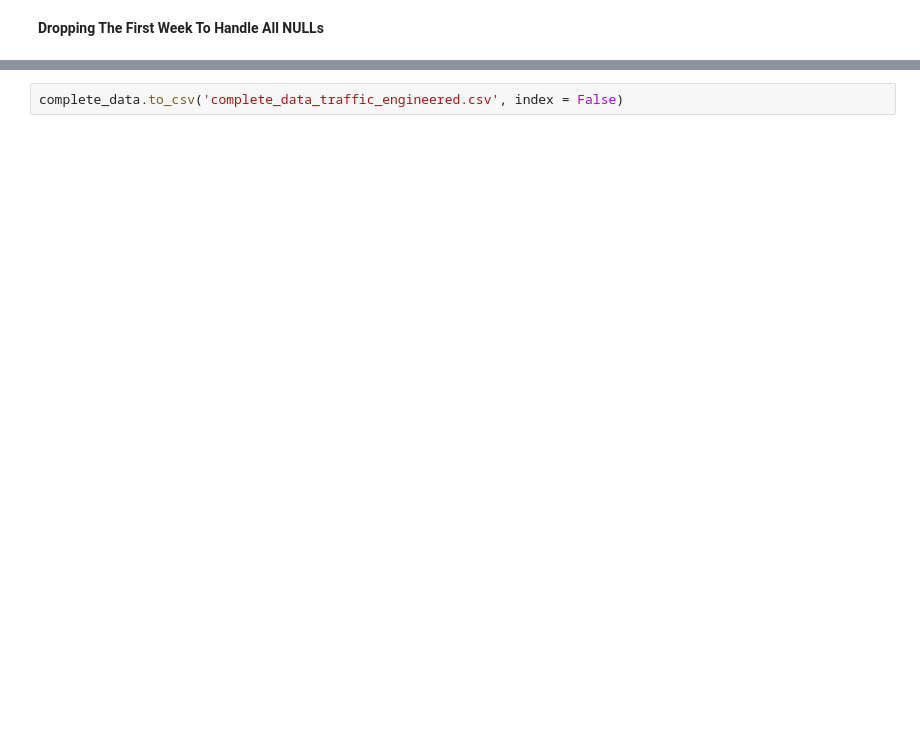
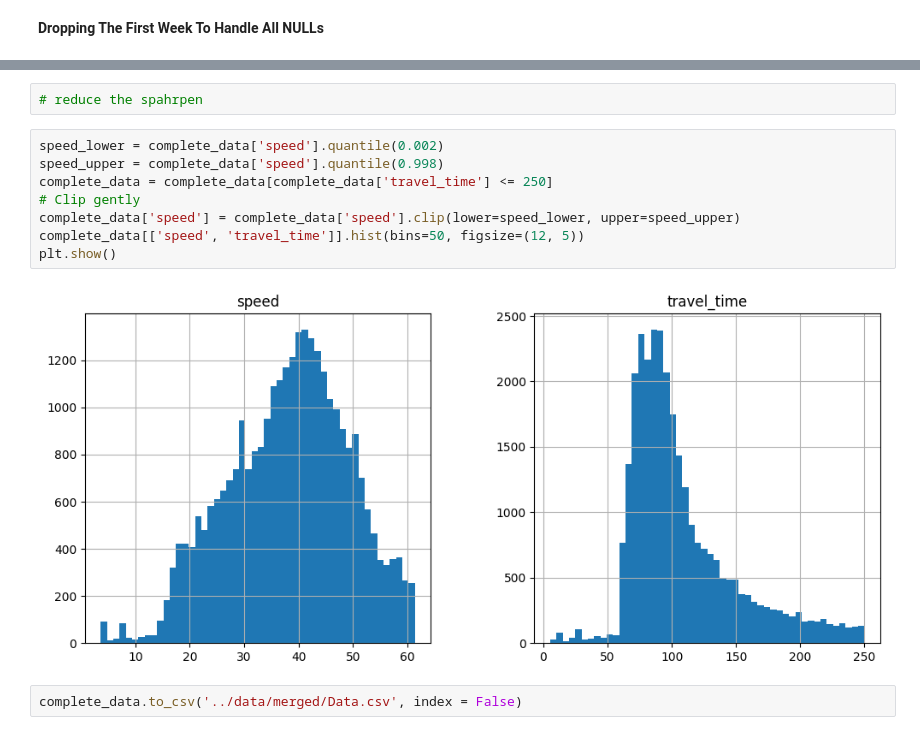
Before and after one commit to MohamedElsadany56/Traffic_Predictor, a Jupyter notebook: notebooks/Feature_Engineering.ipynb, the cells around one changed output, grey strips where cells are left out. Saved outputs shown, nothing was run; the diff lists cells and outputs as text; blank space fills up the shorter version.

```diff
--- a/notebooks/Feature_Engineering.ipynb
+++ b/notebooks/Feature_Engineering.ipynb
@@ -365,2 +341,14 @@ Index(['speed', 'travel_time', 'data_as_of', 'link_points', 'hour_sin',
+# %%
+# reduce the spahrpen
+# %%
+speed_lower = complete_data['speed'].quantile(0.002)
+speed_upper = complete_data['speed'].quantile(0.998)
+complete_data = complete_data[complete_data['travel_time'] <= 250]
+# Clip gently
+complete_data['speed'] = complete_data['speed'].clip(lower=speed_lower, upper=speed_upper)
+complete_data[['speed', 'travel_time']].hist(bins=50, figsize=(12, 5))
+plt.show()
+# %% [output]
+[figure, added]
 # %%
-complete_data.to_csv('complete_data_traffic_engineered.csv', index = False)
+complete_data.to_csv('../data/merged/Data.csv', index = False)
```
Also changed, not shown: parts of 15 cells of this notebook, 5 other files.
